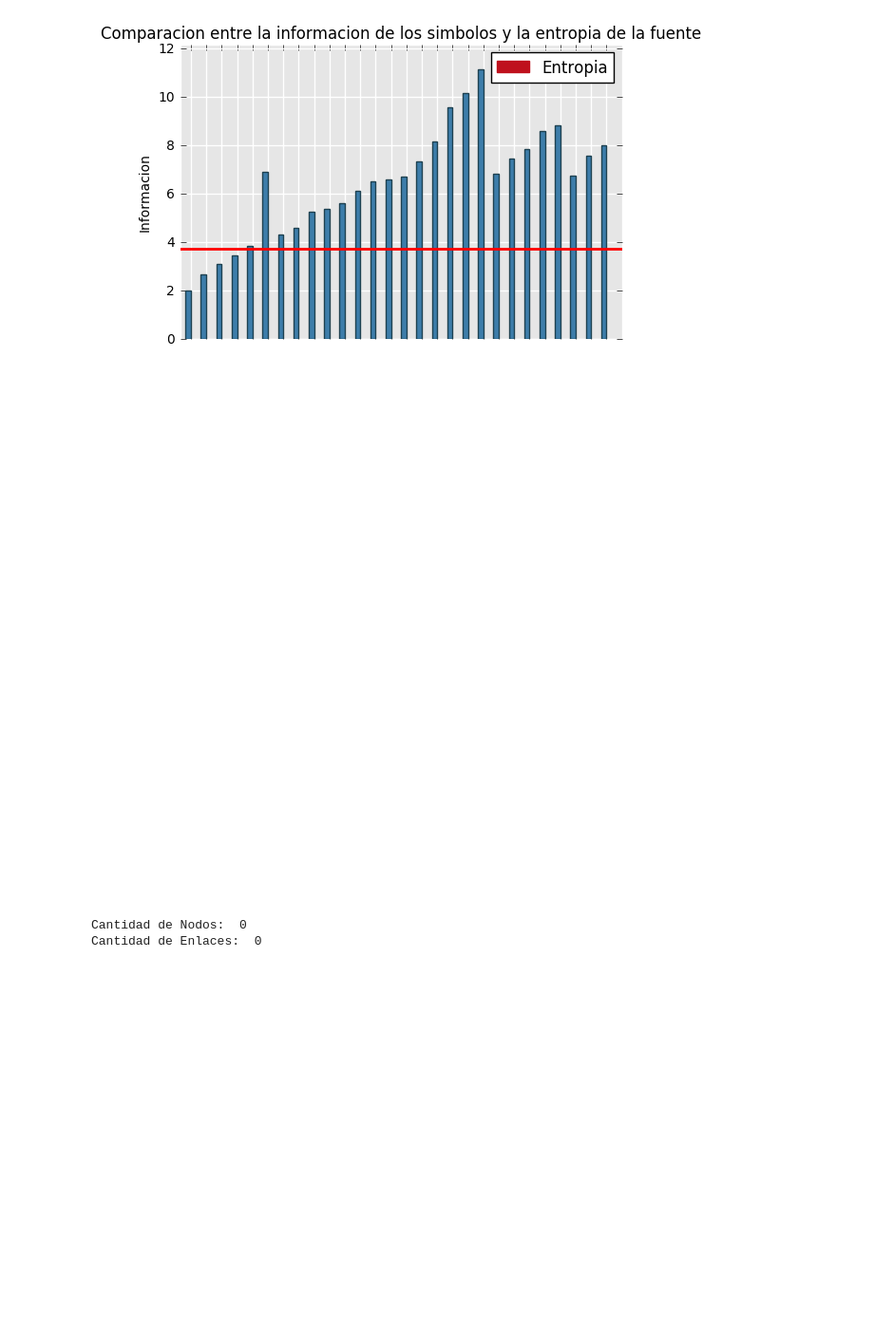
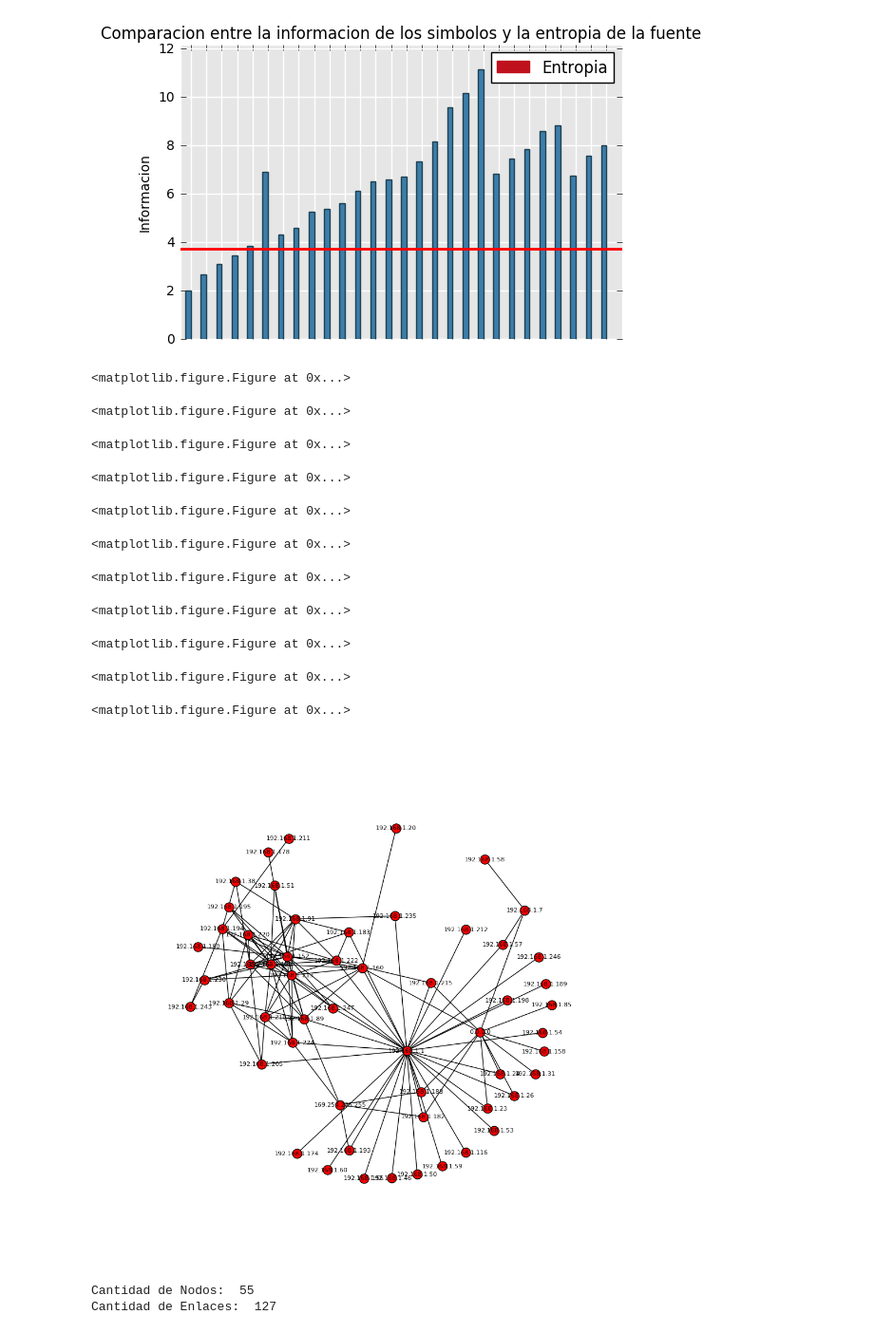
Before and after one commit to calasius/redes, a Jupyter notebook: mferranti/Graficos.ipynb, the cells around one changed output. Shown: that part at 95% size. Cells and saved outputs as stored; diff of their text form; code cells hidden in the pictures; blank space fills up the shorter version.

Commit message:
Agrego grafo a mi experimento

```diff
--- a/mferranti/Graficos.ipynb
+++ b/mferranti/Graficos.ipynb
@@ -89,9 +89,9 @@ def graficar_comparacion_simbolos_entropia_agrupados(fuente):
     graficar_comparacion_simbolos_fuente(titulo, etiquetaY, etiquetasBarras, entropia_fuente(fuente), tamanosBarrasAgrupados)
 # %%
 packages = sc.sniff(offline=PCAP_FILE, lfilter=lambda x: x.haslayer(sc.ARP))
-arp_packages = map(lambda p: p["ARP"], packages)
-who_has_packages = filter(lambda p : p.op == ARP_OP_WHO_HAS,arp_packages)
-is_at_packages = filter(lambda p : p.op == ARP_OP_IS_AT, arp_packages)
+arp_packages = list(map(lambda p: p["ARP"], packages))
+who_has_packages = list(filter(lambda p : p.op == ARP_OP_WHO_HAS,arp_packages))
+is_at_packages = list(filter(lambda p : p.op == ARP_OP_IS_AT, arp_packages))
 # %%
 def simbolo_s(package):
     if package.dst == 'ff:ff:ff:ff:ff:ff':
@@ -149,9 +153,9 @@ import pylab
 def crear_grafo_cmin(paquetes, cMinIntNodo):
     grafo = nx.Graph()
 
-    fuente = pd.Series([p.pdst for p in who_has_packages])
+    fuente = pd.Series([p.pdst for p in paquetes])
     contadores = fuente.value_counts()
-    etiquetas={}
+    etiquetas = {}
 
     for paquete in paquetes:
         agregar_paquete(grafo, paquete, etiquetas, contadores, cMinIntNodo)
@@ -164,40 +168,47 @@ def crear_grafo_cmin(paquetes, cMinIntNodo):
     pylab.show()
     return grafo
 
 def crear_grafo(paquetes):
     return crear_grafo_cmin(paquetes, 0)
 
 def agregar_paquete(grafo, paquete, etiquetas, contadores, cMinIntNodo):
     origen = paquete.psrc
     destino = paquete.pdst
     cantNodos = 0
-
     if (contadores[destino]>=cMinIntNodo):
         if (not grafo.has_node(origen)):
             grafo.add_node(origen)
             etiquetas[origen]=origen
             cantNodos = cantNodos + 1
         if (not grafo.has_node(destino)):
             grafo.add_node(destino)
             etiquetas[destino]=destino
             cantNodos = cantNodos + 1
         grafo.add_edge(origen, destino)
 
-    #grafo.remove_node("0.0.0.0")
-
-    #nx.draw(grafo, pos, node_color=range(cantNodos), cmap=plt.cm.Blues)
     return grafo
 
 
 A = crear_grafo(who_has_packages)
 
 
 print("Cantidad de Nodos: ", A.number_of_nodes())
 print("Cantidad de Enlaces: ", A.number_of_edges())
 # %% [output]
+<matplotlib.figure.Figure at 0x...>
+<matplotlib.figure.Figure at 0x...>
+<matplotlib.figure.Figure at 0x...>
+<matplotlib.figure.Figure at 0x...>
+<matplotlib.figure.Figure at 0x...>
+<matplotlib.figure.Figure at 0x...>
+<matplotlib.figure.Figure at 0x...>
+<matplotlib.figure.Figure at 0x...>
+<matplotlib.figure.Figure at 0x...>
+<matplotlib.figure.Figure at 0x...>
+<matplotlib.figure.Figure at 0x...>
-[figure, old version]
+[figure, new version]
-Cantidad de Nodos:  0
-Cantidad de Enlaces:  0
+Cantidad de Nodos:  55
+Cantidad de Enlaces:  127
 # %%
 def setear_esquema_sin_etiquetas(grafo, ancho, alto, tamano_nodo, tamano_fuente):
     plt.figure(3, figsize=(ancho, alto))
```
Also changed, not shown: parts of 2 cells of this notebook.
